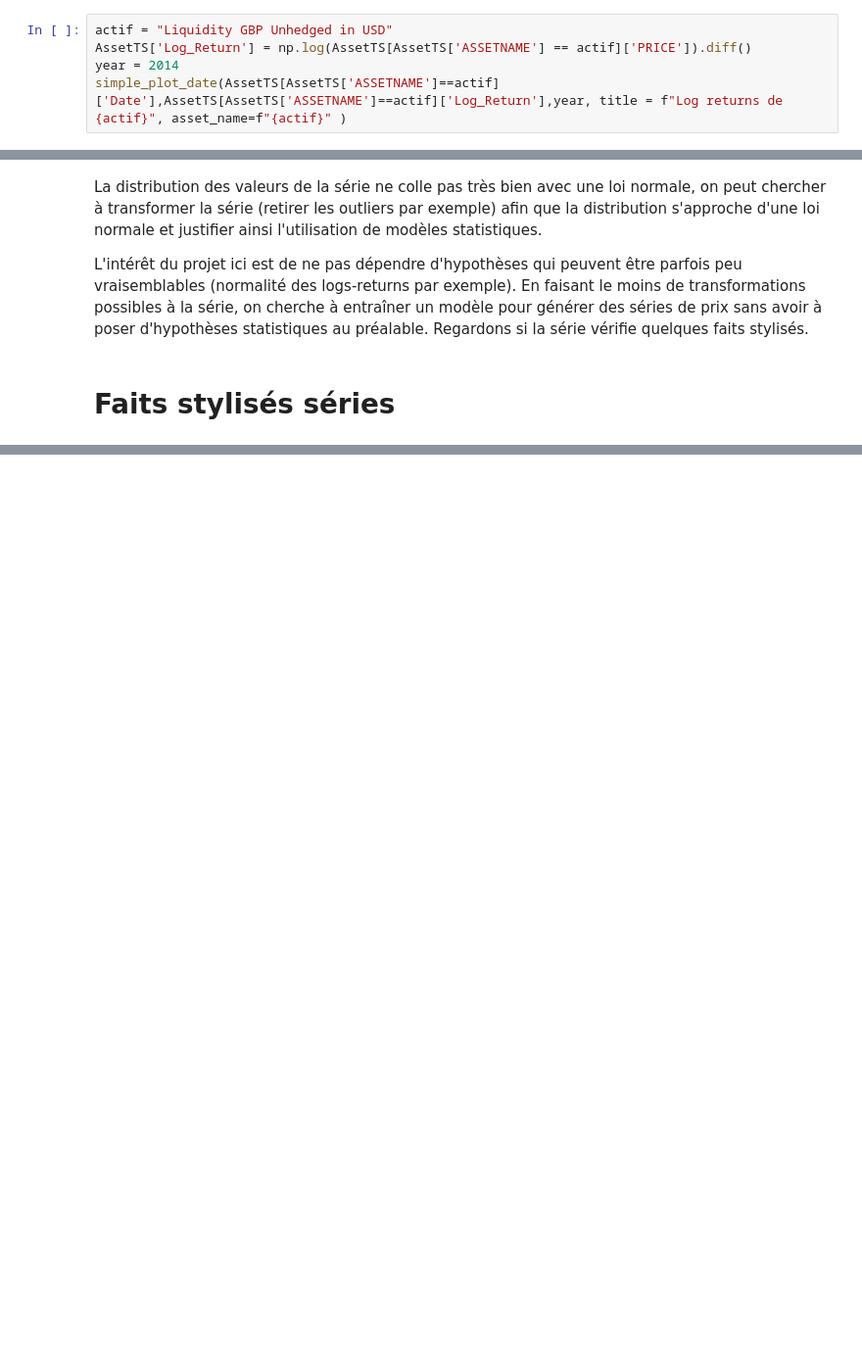
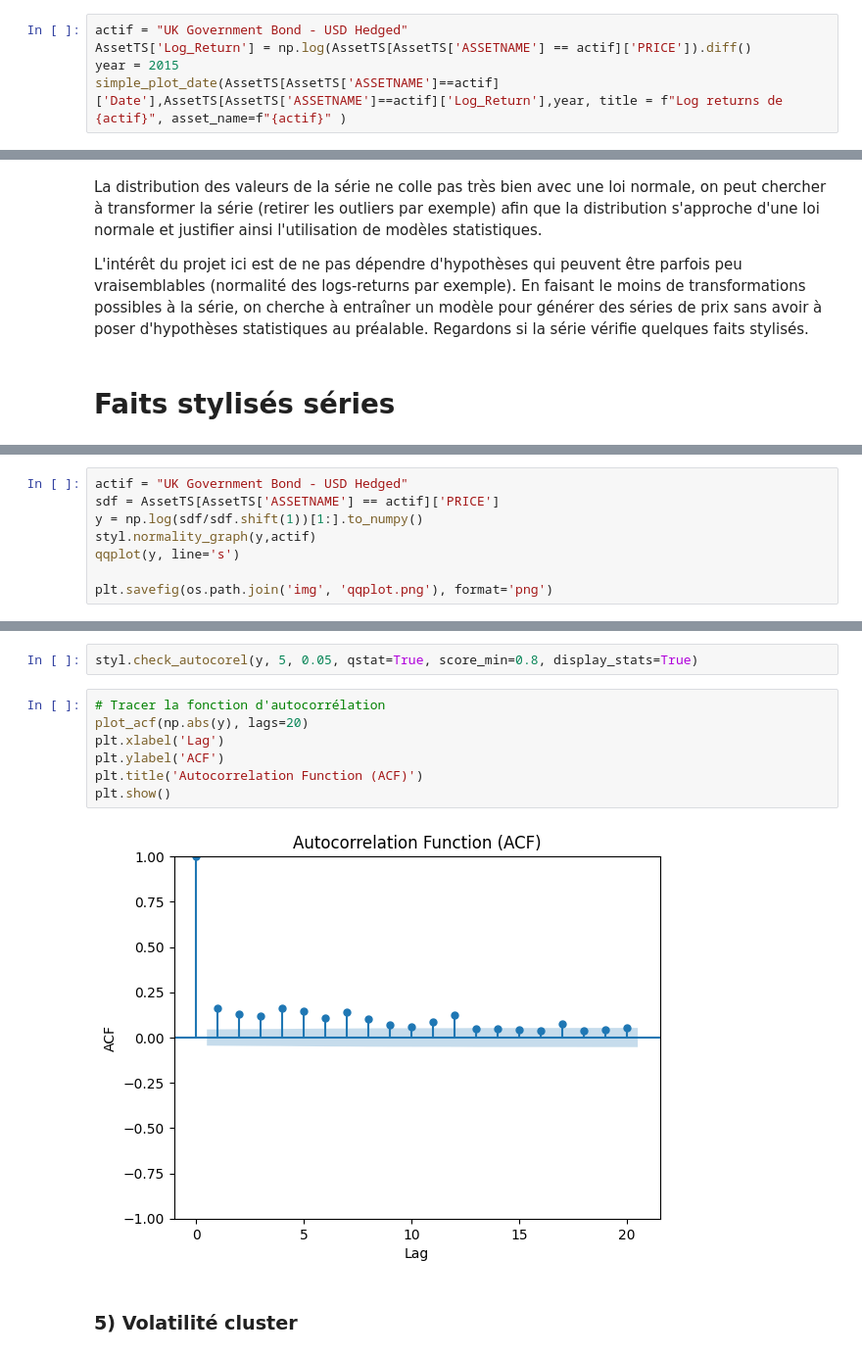
Before and after one commit to QMoayedpour/statapp-hsbc, a Jupyter notebook: presentation_données_new.ipynb, the cells around one changed output, grey strips where cells are left out. Shown: that part at 98% size. Drawn from its saved outputs; the diff is of its cells as text; blank space fills up the shorter version.

```diff
--- a/presentation_données_new.ipynb
+++ b/presentation_données_new.ipynb
@@ -111,5 +124,5 @@ Où :
 # %%
-actif = "Liquidity GBP Unhedged in USD"
+actif = "UK Government Bond - USD Hedged"
 AssetTS['Log_Return'] = np.log(AssetTS[AssetTS['ASSETNAME'] == actif]['PRICE']).diff()
-year = 2014
+year = 2015
 simple_plot_date(AssetTS[AssetTS['ASSETNAME']==actif]['Date'],AssetTS[AssetTS['ASSETNAME']==actif]['Log_Return'],year, title = f"Log returns de {actif}", asset_name=f"{actif}" )
@@ -193,0 +160,8 @@ True
+# %%
+actif = "UK Government Bond - USD Hedged"
+sdf = AssetTS[AssetTS['ASSETNAME'] == actif]['PRICE']
+y = np.log(sdf/sdf.shift(1))[1:].to_numpy()
+styl.normality_graph(y,actif)
+qqplot(y, line='s')
+
+plt.savefig(os.path.join('img', 'qqplot.png'), format='png')
@@ -193,0 +238,13 @@ True
+# %%
+styl.check_autocorel(y, 5, 0.05, qstat=True, score_min=0.8, display_stats=True)
+# %%
+# Tracer la fonction d'autocorrélation
+plot_acf(np.abs(y), lags=20)
+plt.xlabel('Lag')
+plt.ylabel('ACF')
+plt.title('Autocorrelation Function (ACF)')
+plt.show()
+# %% [output]
+[figure, added]
+# %% [markdown]
+### 5) Volatilité cluster
```
Also changed, not shown: parts of 22 cells of this notebook, 4 other files.
